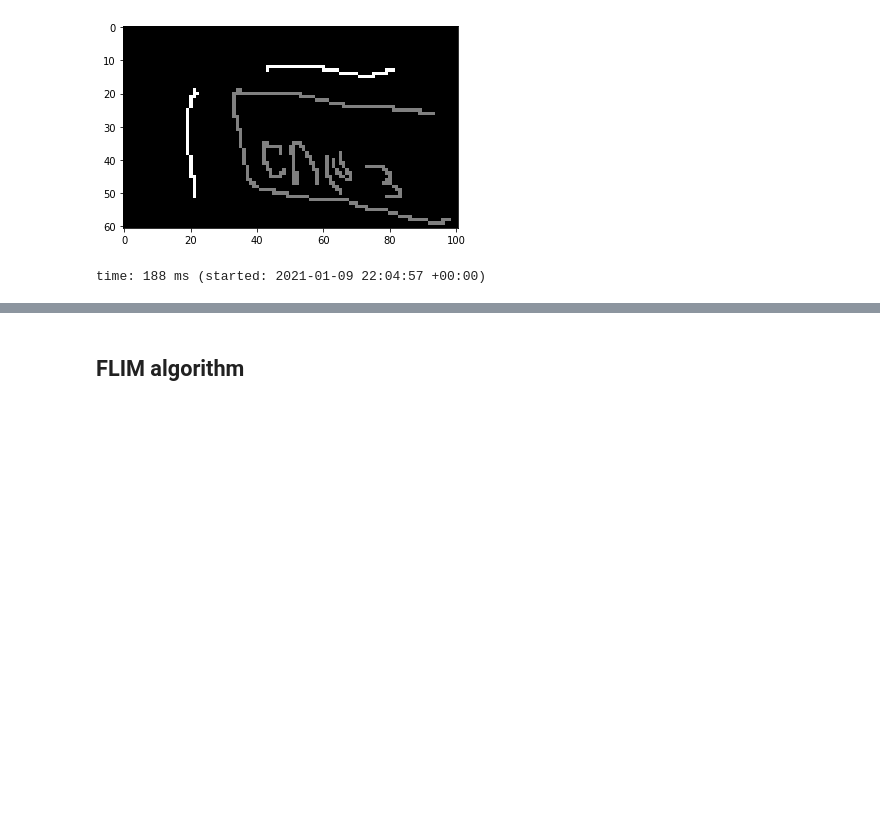
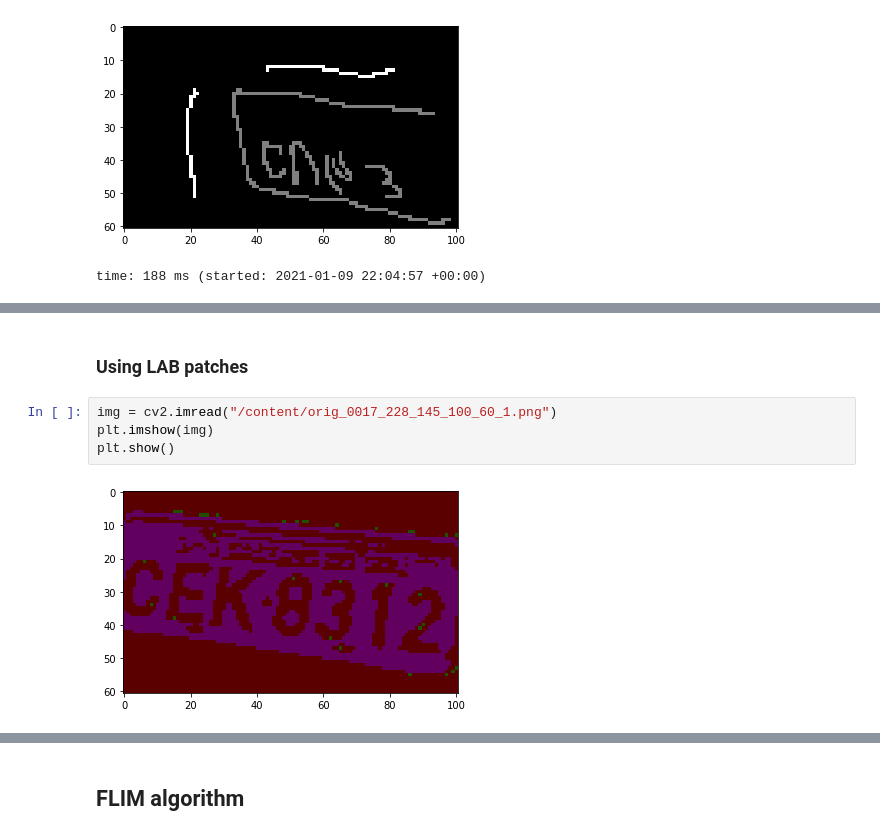
Before and after one commit to aissahm/image_analysis, a Jupyter notebook: task3.ipynb, the cells around one changed output, grey strips where cells are left out. Cells and saved outputs as stored; diff of their text form; blank space fills up the shorter version.

```diff
--- a/task3.ipynb
+++ b/task3.ipynb
@@ -619,0 +599,8 @@ time: 4.22 ms (started: 2021-01-09 21:42:48 +00:00)
+# %% [markdown]
+### **Using LAB patches**
+# %%
+img = cv2.imread("/content/orig_0017_228_145_100_60_1.png")
+plt.imshow(img)
+plt.show()
+# %% [output]
+[figure, added]
```
Also changed, not shown: parts of 34 cells of this notebook.
